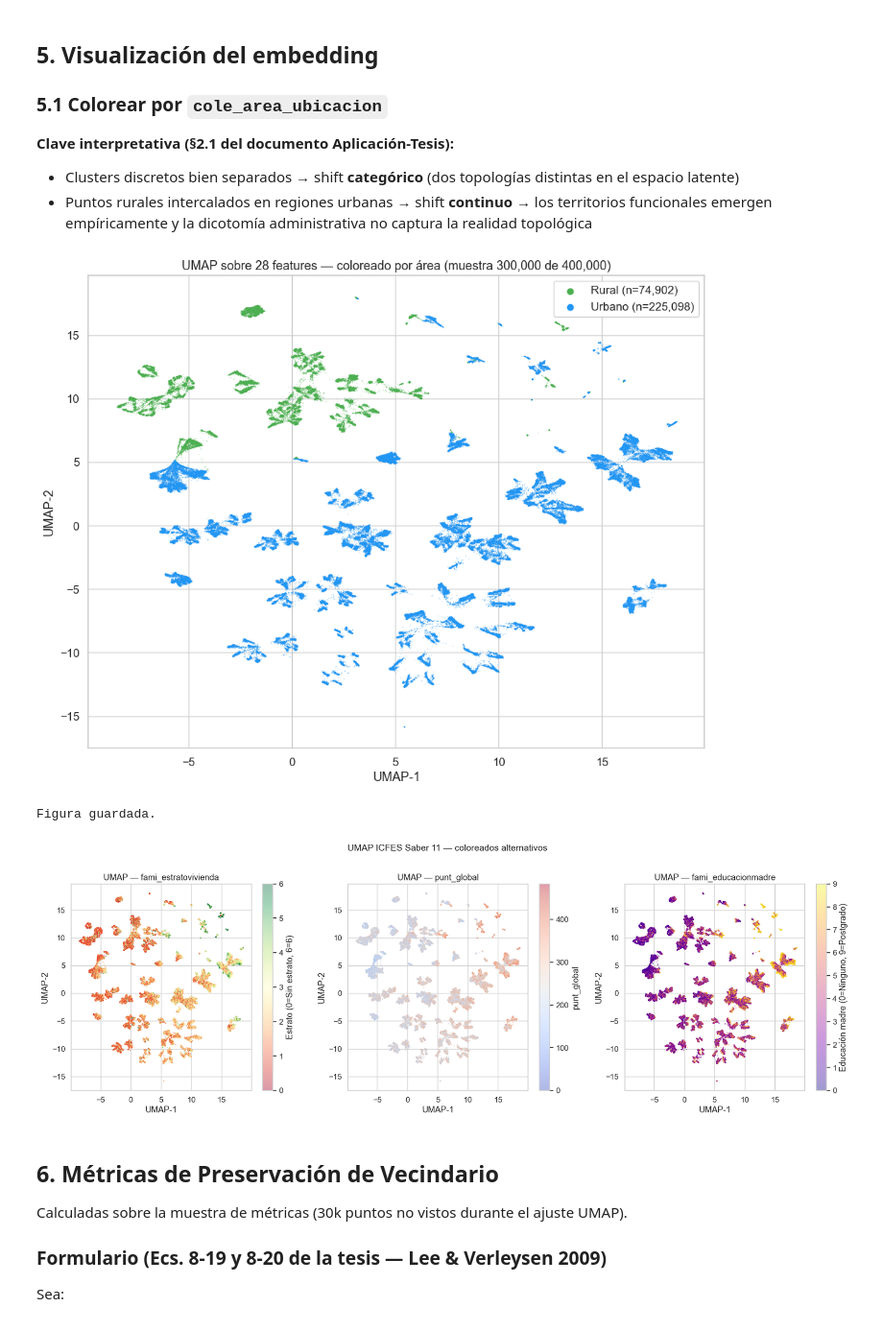
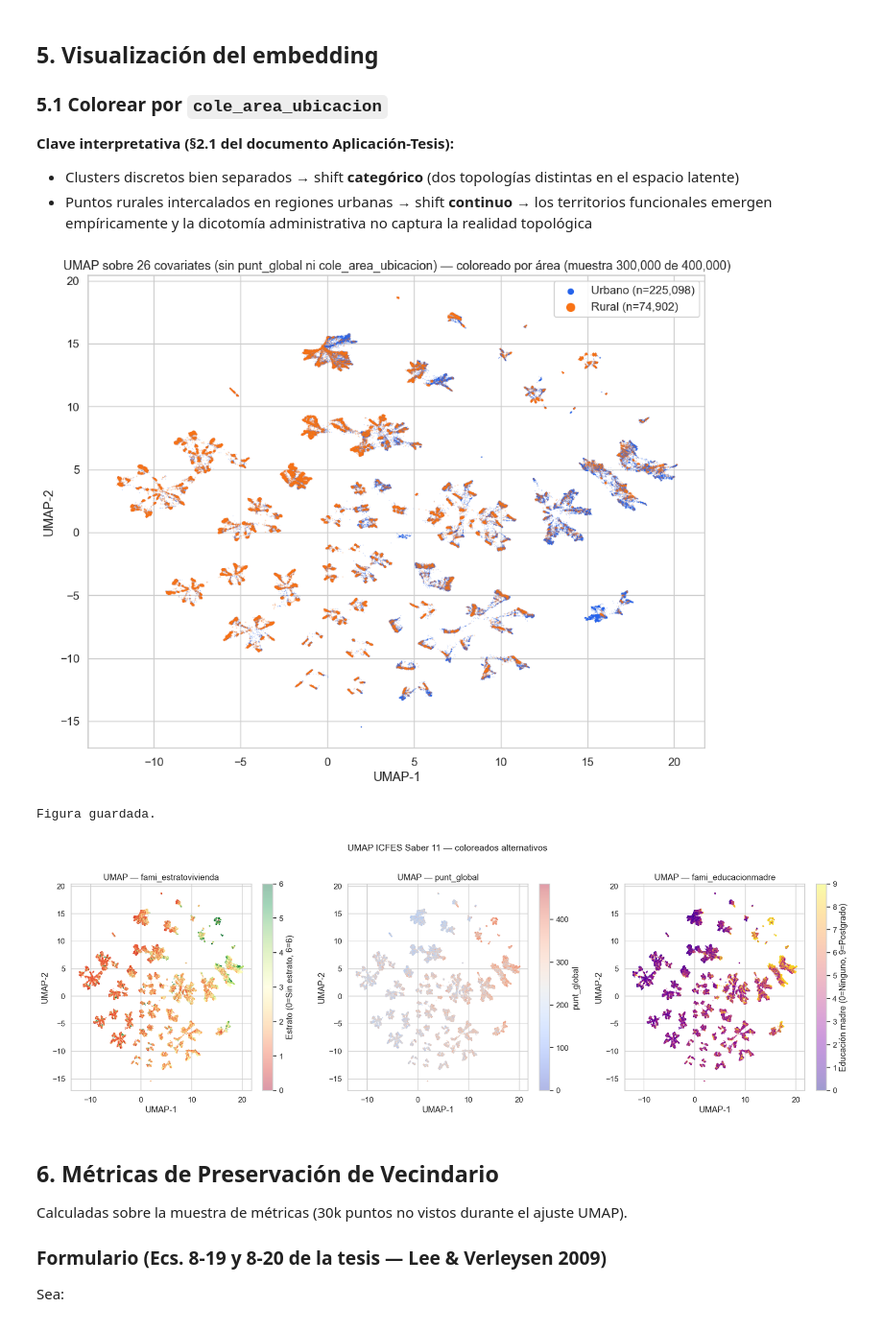
Before and after one commit to liturriago/EquidadAlgoritmica-SaberXAI, a Jupyter notebook: notebooks/04_diagnostico_topologico.ipynb, the cells around one changed output. Shown at 96% size. Drawn from its saved outputs; the diff is of its cells as text; code cells hidden in the pictures.

Commit message:
Redifining UMAP

```diff
--- a/notebooks/04_diagnostico_topologico.ipynb
+++ b/notebooks/04_diagnostico_topologico.ipynb
@@ -70,7 +52,7 @@ PALETTE = {'Urbano': '#2196F3', 'Rural': '#4CAF50'}
 RNG = np.random.default_rng(42)
 
 # Directorio de artefactos intermedios
-ARTIFACT_DIR = '../artifacts/03_umap'
+ARTIFACT_DIR = '../artifacts/03_umap_26feat'
 os.makedirs(ARTIFACT_DIR, exist_ok=True)
 
 print('Imports OK')
@@ -214,7 +195,10 @@ for col in le_cols:
 # Rellenar NaN restantes con la mediana de cada columna
 df_enc = df_enc.fillna(df_enc.median(numeric_only=True))
 
-FEATURE_COLS = [c for c in df_enc.columns]  # todas las 28 columnas
+# Excluir Y (punt_global) y d (cole_area_ubicacion) — solo covariates X
+FEATURE_COLS = [c for c in df_enc.columns
+                if c not in ['punt_global', 'cole_area_ubicacion']]  # 26 covariates
+
 
 print(f'Columnas codificadas: {len(FEATURE_COLS)}')
 print(f'Columnas con LabelEncoder: {le_cols}')
@@ -478,38 +428,44 @@ y_viz  = y_area[idx_fit] if Z_full is None else y_area
 
 # Submuestra para scatter (matplotlib escala mal con >500k puntos)
 MAX_SCATTER = 300_000
 if len(Z_viz) > MAX_SCATTER:
     sample_idx  = RNG.choice(len(Z_viz), size=MAX_SCATTER, replace=False)
     Z_plot      = Z_viz[sample_idx]
     y_plot      = y_viz[sample_idx]
     titulo_extra = f' (muestra {MAX_SCATTER:,} de {len(Z_viz):,})'
 else:
     Z_plot      = Z_viz
     y_plot      = y_viz
     titulo_extra = f' ({len(Z_viz):,} puntos)'
 
 fig, ax = plt.subplots(figsize=(10, 8))
 
-for label, color in [('Rural', PALETTE['Rural']), ('Urbano', PALETTE['Urbano'])]:
+# Parámetros visuales por grupo: Urbano translúcido de fondo, Rural opaco encima
+STYLE = {
+    'Urbano': dict(color='#2563EB', alpha=0.25, s=0.7),   # azul, translúcido
+    'Rural':  dict(color='#F97316', alpha=0.35, s=1.4),   # naranja, semitransparente
+}
+for label in ['Urbano', 'Rural']:  # Urbano primero → Rural encima
     mask = y_plot == label
     ax.scatter(
         Z_plot[mask, 0], Z_plot[mask, 1],
-        c=color, label=f'{label} (n={mask.sum():,})',
-        s=0.8, alpha=0.4, rasterized=True, linewidths=0
+        label=f'{label} (n={mask.sum():,})',
+        rasterized=True, linewidths=0,
+        **STYLE[label]
     )
 
-ax.set_title(f'UMAP sobre 28 features — coloreado por área{titulo_extra}', fontsize=13)
+ax.set_title(f'UMAP sobre 26 covariates (sin punt_global ni cole_area_ubicacion) — coloreado por área{titulo_extra}', fontsize=13)
 ax.set_xlabel('UMAP-1')
 ax.set_ylabel('UMAP-2')
 leg = ax.legend(markerscale=8, framealpha=0.9)
 for handle in leg.legend_handles:
     handle.set_alpha(1)
 plt.tight_layout()
 plt.savefig(os.path.join(ARTIFACT_DIR, 'umap_por_area.png'), dpi=150, bbox_inches='tight')
 plt.show()
 print('Figura guardada.')
 # %% [output]
-[figure, old version]
+[figure, new version]
 Figura guardada.
 # %%
 # ── 5.2 Coloreados adicionales para diagnóstico interseccional ─────────────
@@ -566,7 +522,7 @@ plt.tight_layout()
 plt.savefig(os.path.join(ARTIFACT_DIR, 'umap_coloreados_extra.png'), dpi=150, bbox_inches='tight')
 plt.show()
 # %% [output]
-[figure, old version]
+[figure, new version]
 # %% [markdown]
 ## 6. Métricas de Preservación de Vecindario
 
```
Also changed, not shown: parts of 12 cells of this notebook.
